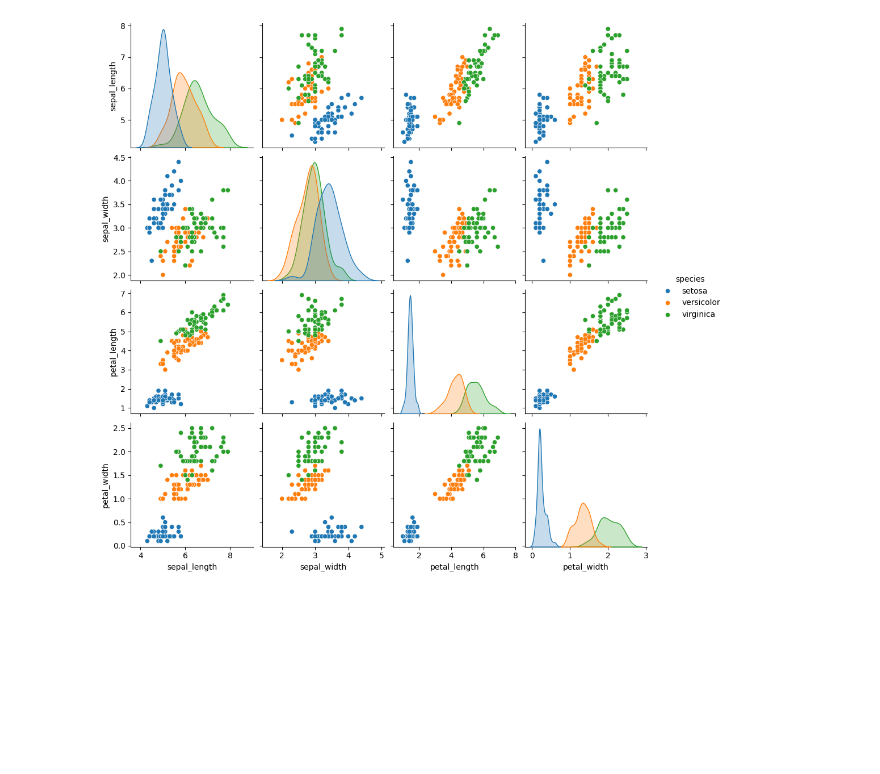
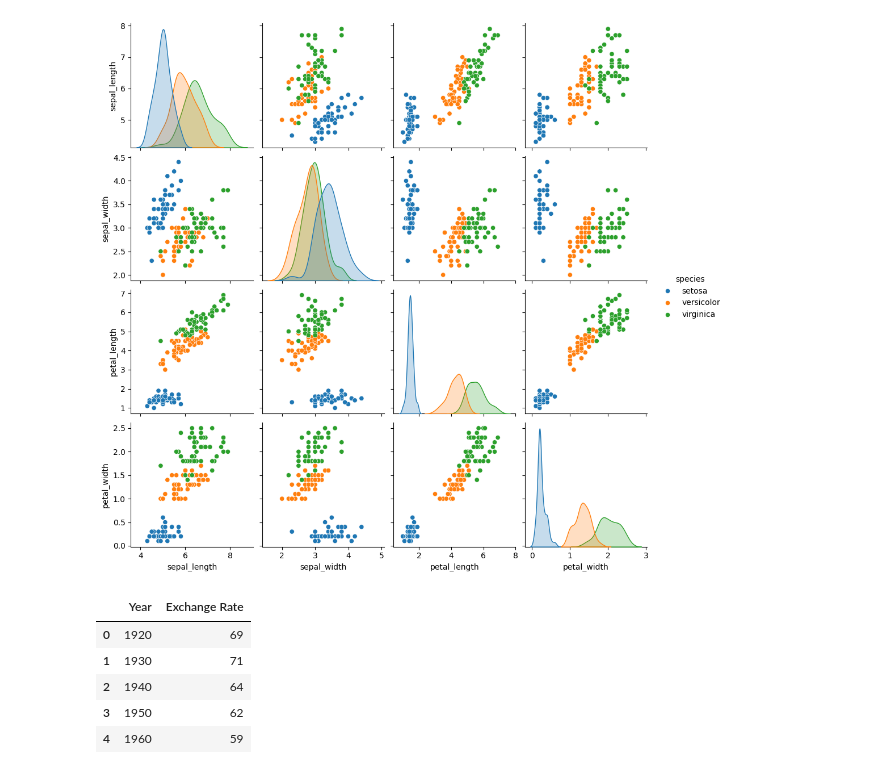
Before and after one commit to Arnab-apk/Gen_AI, a Jupyter notebook: seaborn.ipynb, the cells around one changed output. Saved outputs shown, nothing was run; the diff lists cells and outputs as text; code cells hidden in the pictures; blank space fills up the shorter version.

```diff
--- a/seaborn.ipynb
+++ b/seaborn.ipynb
@@ -58,3 +59,16 @@ sns.pairplot(df,hue='species',height=2.5)
 # %% [output]
 <seaborn.axisgrid.PairGrid at 0x...>
 [figure]
+# %%
+import pandas as pd
+Data={'Year':[1920,1930,1940,1950,1960,1970,1990,2000,2010,2020],
+      'Exchange Rate':[69,71,64,62,59,72,71,75,78,81]}
+df1=pd.DataFrame(Data)
+df1.head(5)
+# %% [output]
+|  | Year | Exchange Rate |
+| 0 | 1920 | 69 |
+| 1 | 1930 | 71 |
+| 2 | 1940 | 64 |
+| 3 | 1950 | 62 |
+| 4 | 1960 | 59 |
```
Also changed, not shown: parts of 3 cells of this notebook, 1 other file.
